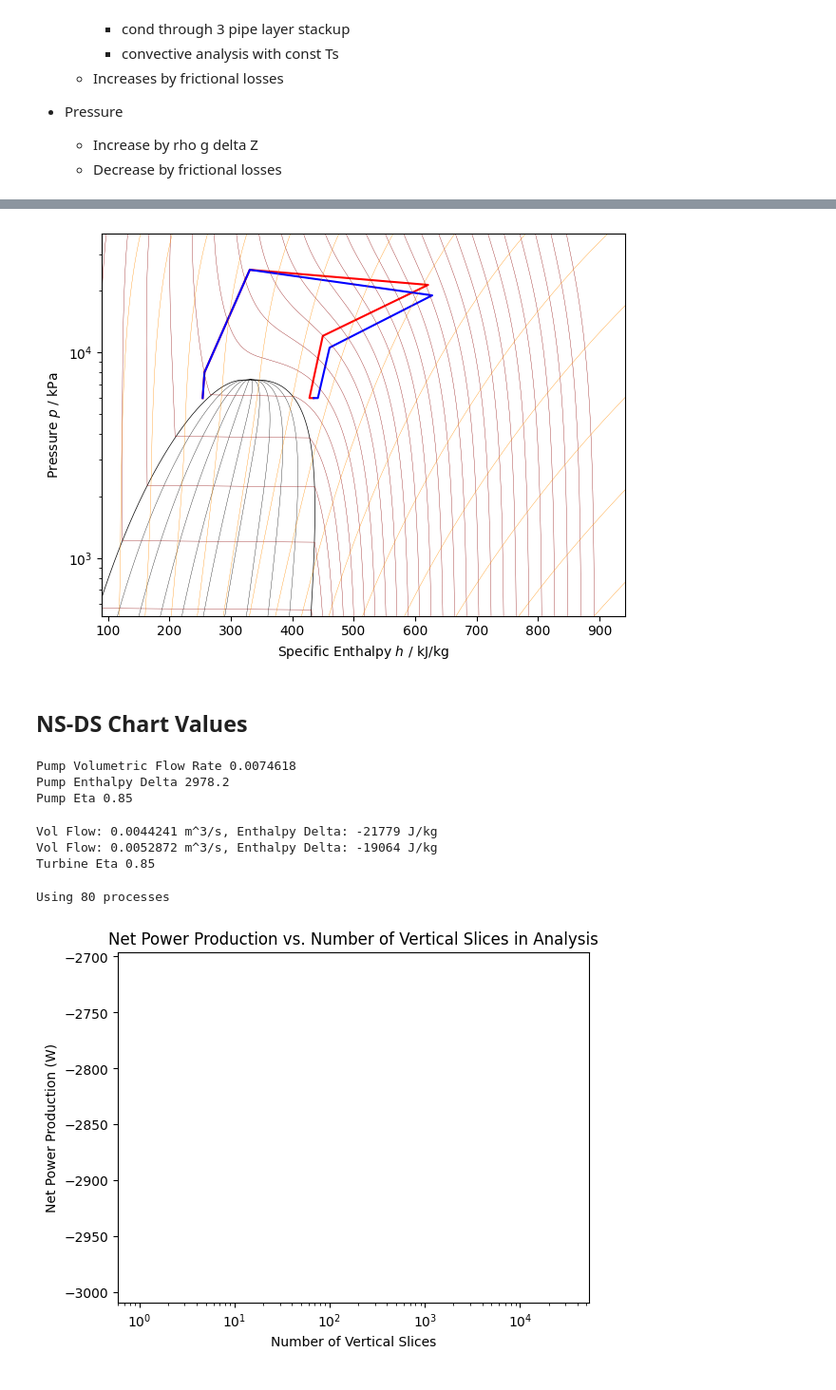
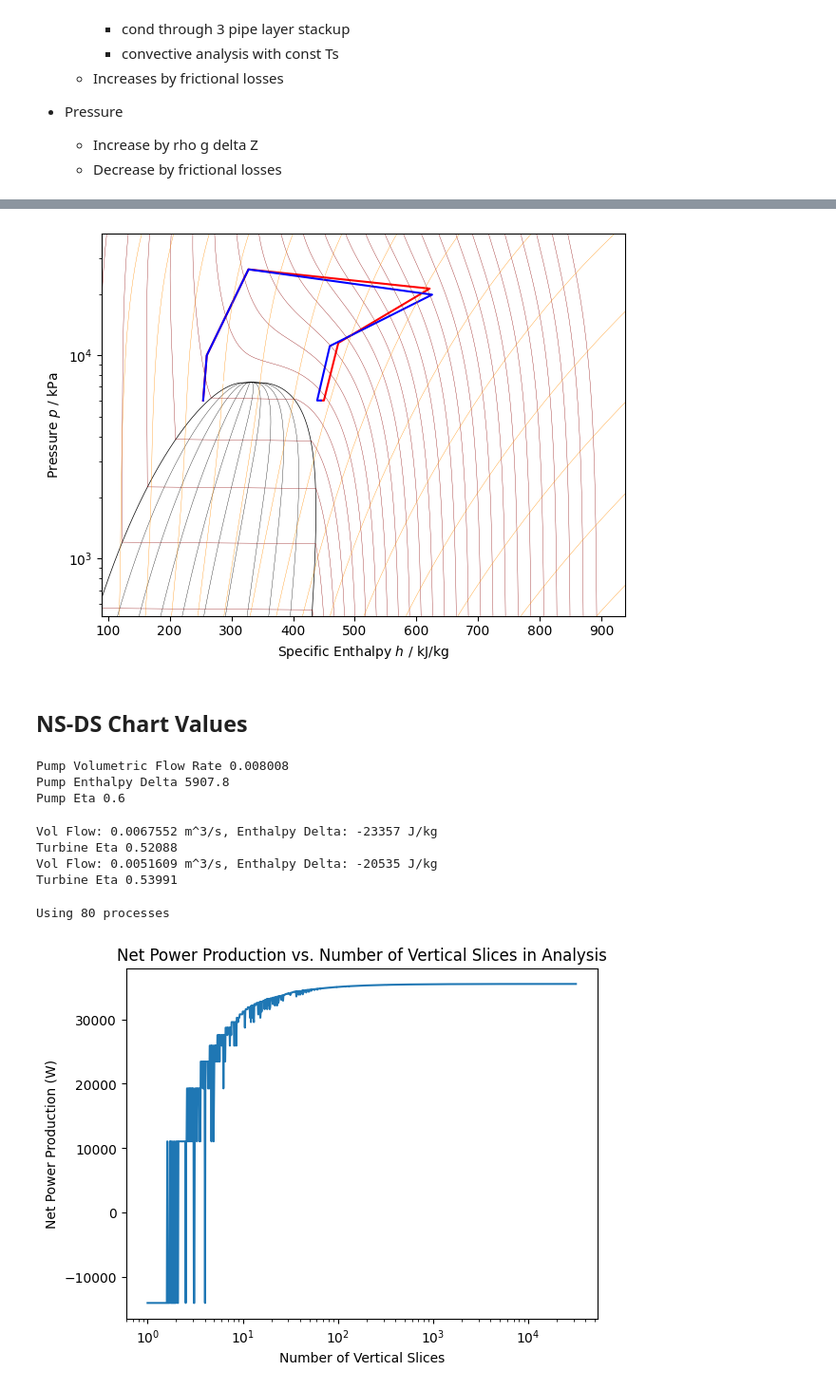
Before and after one commit to Willmac16/DFTS-Team-Seven, a Jupyter notebook: Project3.ipynb, the cells around one changed output, grey strips where cells are left out. Shown: that part at 95% size. Cells and saved outputs as stored; diff of their text form; code cells hidden in the pictures.

```diff
--- a/Project3.ipynb
+++ b/Project3.ipynb
@@ -270,7 +270,7 @@ def SolveSlice(mass_flow, start_depth, end_depth, inlet_fluid: Fluid):
     return outlet_fluid
 # %%
 class SystemSolution:
-  def __init__(self, flow_rates, turbine_outlet_pressure, compressor_outlet_pressure, turbine_efficiency, compressor_efficiency, supply_fluid: Fluid, VERTICAL_SLICES = 200):
+  def __init__(self, flow_rates, turbine_outlet_pressure, compressor_outlet_pressure, turbine_efficiency, compressor_efficiency, supply_fluid: Fluid, VERTICAL_SLICES = 2000):
     self.flow_rates = flow_rates
     self.downward_flow_rate = sum(flow_rates) + sequestration_rate
 
@@ -422,7 +422,7 @@ def slice_print(sol):
     plt.show()
 # %%
 # Define the objective function
-def objective_function(args):
+def objective_function(args, VERTICAL_SLICES = 2000):
   lfr, rfr, compressor_outlet_pressure = args
   try:
     sol = SystemSolution(flow_rates=[lfr, rfr],
@@ -431,10 +431,11 @@ def objective_function(args):
               turbine_efficiency=0.85,
               compressor_efficiency=0.85,
               supply_fluid=Fluid(FluidsList.CarbonDioxide).with_state(Input.pressure(dioxide_pressure),
-                                                Input.temperature(dioxide_temp)))
+                                                Input.temperature(dioxide_temp)),
+              VERTICAL_SLICES=VERTICAL_SLICES)
     return sol.turbine_production - sol.compressor_consumption
   except Exception as e:
     return 0
 
-objective_function((1.5, 1.5, 7.000e+06))
+objective_function((1.5, 1.5, 7.000e+08))
 # %% [output]
@@ -536,10 +519,13 @@ Using 80 processes
 # %%
-bounds = [(0.1, 2.5), (0.1, 1.3), (8e6, 200e6)]
+bounds = [(1.5, 2.25), (1.0, 1.75), (10e6, 50e6)]
+count = 0
+def nobjective_function(args):
+  global count
+  print(count, end='\r')
+  count += 1
+  return -objective_function(args, VERTICAL_SLICES=2000)
 
-def nobjective_function(args):
-  return -objective_function(args)
-
-shgo_sol = shgo(nobjective_function, bounds)
+shgo_sol = shgo(nobjective_function, bounds) # , n=10, iters=10) # , sampling_method='sobol')
 
 if not shgo_sol.success:
     print(shgo_sol)
@@ -627,7 +613,7 @@ import warnings
 warnings.filterwarnings("ignore")
 cycle_ph(
         (
-            Fluid(FluidsList.CarbonDioxide).with_state(Input.pressure(dioxide_pressure), Input.temperature(dioxide_temp)),
+          Fluid(FluidsList.CarbonDioxide).with_state(Input.pressure(dioxide_pressure), Input.temperature(dioxide_temp)),
           optimal.post_compressor,
           optimal.pre_formation,
           optimal.up_states[0],
@@ -644,7 +630,7 @@ cycle_ph(
           optimal.post_tee)
 )
 # %% [output]
-[figure, old version]
+[figure, new version]
 # %% [markdown]
 ## NS-DS Chart Values
 # %%
@@ -653,15 +639,17 @@ pump_vol_flow = optimal.downward_flow_rate / Fluid(FluidsList.CarbonDioxide).wit
 
 enthalpy_delta = optimal.post_compressor.enthalpy - Fluid(FluidsList.CarbonDioxide).with_state(Input.pressure(dioxide_pressure), Input.temperature(dioxide_temp)).enthalpy
 
-pump_eta = 0.85
+# pump_eta = 0.85
+
+pump_eta =  dioxide_pressure / optimal.post_compressor.pressure
 
 print(f"Pump Volumetric Flow Rate {pump_vol_flow:.5g}")
 print(f"Pump Enthalpy Delta {enthalpy_delta:.5g}")
 print(f"Pump Eta {pump_eta:.5g}")
 # %% [output]
-Pump Volumetric Flow Rate 0.0074618
-Pump Enthalpy Delta 2978.2
-Pump Eta 0.85
+Pump Volumetric Flow Rate 0.008008
+Pump Enthalpy Delta 5907.8
+Pump Eta 0.6
 # %%
 # Turbine(s) Sizing
 
@@ -669,16 +657,16 @@ turbine_vol_flows = [m_dot / pre_turbine.density for m_dot, pre_turbine in zip(s
 
 enthalpy_deltas = [post.enthalpy - pre.enthalpy for post, pre in zip(optimal.post_turbines, optimal.pre_turbines)]
 
-turbine_eta = 0.85
+turbine_etas = [post.pressure / pre.pressure for post, pre in zip(optimal.post_turbines, optimal.pre_turbines)]
 
-for v, h in zip(turbine_vol_flows, enthalpy_deltas):
+for v, h, e in zip(turbine_vol_flows, enthalpy_deltas, turbine_etas):
   print(f"Vol Flow: {v:.5g} m^3/s, Enthalpy Delta: {h:.5g} J/kg")
-
-print(f"Turbine Eta {turbine_eta:.5g}")
+  print(f"Turbine Eta {e:.5g}")
 # %% [output]
-Vol Flow: 0.0044241 m^3/s, Enthalpy Delta: -21779 J/kg
-Vol Flow: 0.0052872 m^3/s, Enthalpy Delta: -19064 J/kg
-Turbine Eta 0.85
+Vol Flow: 0.0067552 m^3/s, Enthalpy Delta: -23357 J/kg
+Turbine Eta 0.52088
+Vol Flow: 0.0051609 m^3/s, Enthalpy Delta: -20535 J/kg
+Turbine Eta 0.53991
 # %%
 slices = np.logspace(0, 4.5, 1000)
 
@@ -695,32 +683,41 @@ def slice_check(slice_count):
                                                 Input.temperature(dioxide_temp)),
               VERTICAL_SLICES=int(slice_count))
     return sol.turbine_production - sol.compressor_consumption
   except Exception as e:
     return 0
 
 # Define the number of processes to use
 num_processes = multiprocessing.cpu_count()
 print(f"Using {num_processes} processes")
 
 # Create a multiprocessing pool
 pool = multiprocessing.Pool(processes=num_processes)
 
 # Apply the objective function to each parameter combination using multiprocessing
 results = []
 with tqdm(total=len(slices)) as pbar:
   for result in pool.imap_unordered(slice_check, slices):
     results.append(result)
     pbar.update(1)
 
 # Close the multiprocessing pool
 pool.close()
 
-plt.plot(slices[results != 0], results[results != 0])
+clean_slices = []
+clean_results = []
+
+for s, r in zip(slices, results):
+  if r != 0:
+    clean_slices.append(s)
+    clean_results.append(r)
+
+
+plt.plot(clean_slices, clean_results)
 plt.title("Net Power Production vs. Number of Vertical Slices in Analysis")
 plt.xlabel("Number of Vertical Slices")
 plt.ylabel("Net Power Production (W)")
 plt.xscale('log')
 plt.show()
 # %% [output]
 Using 80 processes
-[figure, old version]
+[figure, new version]
```
Also changed, not shown: parts of 13 cells of this notebook, 1 other file.
